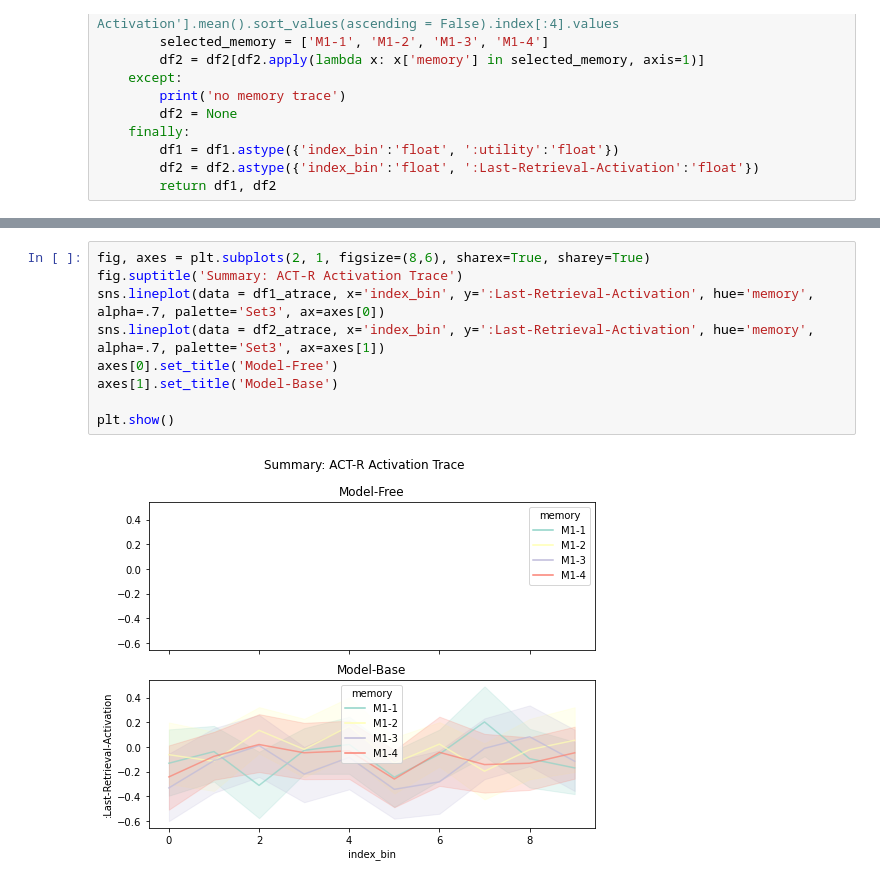
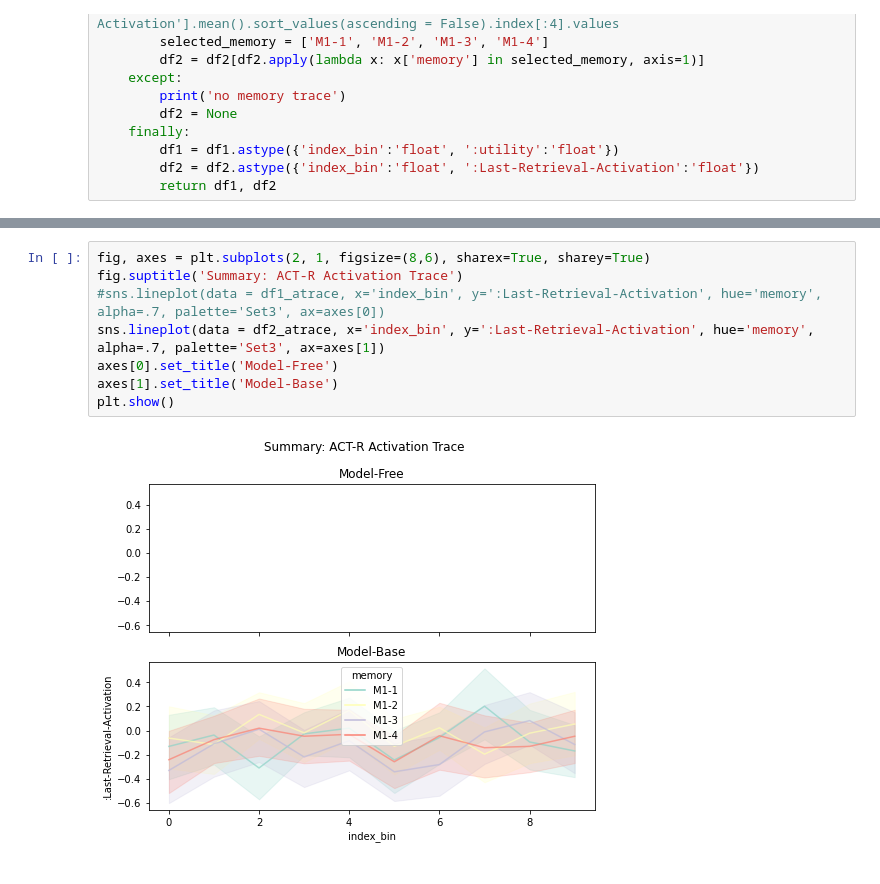
Before and after one commit to yangyuxue2333/ACTR-MarkovTask, a Jupyter notebook: analysis/compare_models.ipynb, the cells around one changed output, grey strips where cells are left out. Drawn from its saved outputs; the diff is of its cells as text.

```diff
--- a/analysis/compare_models.ipynb
+++ b/analysis/compare_models.ipynb
@@ -123,11 +134,10 @@ plt.show()
 # %%
 fig, axes = plt.subplots(2, 1, figsize=(8,6), sharex=True, sharey=True)
 fig.suptitle('Summary: ACT-R Activation Trace')
-sns.lineplot(data = df1_atrace, x='index_bin', y=':Last-Retrieval-Activation', hue='memory', alpha=.7, palette='Set3', ax=axes[0])
+#sns.lineplot(data = df1_atrace, x='index_bin', y=':Last-Retrieval-Activation', hue='memory', alpha=.7, palette='Set3', ax=axes[0])
 sns.lineplot(data = df2_atrace, x='index_bin', y=':Last-Retrieval-Activation', hue='memory', alpha=.7, palette='Set3', ax=axes[1])
 axes[0].set_title('Model-Free')
 axes[1].set_title('Model-Base')
-
 plt.show()
 # %% [output]
-[figure, old version]
+[figure, new version]
```
Also changed, not shown: parts of 4 cells of this notebook.
